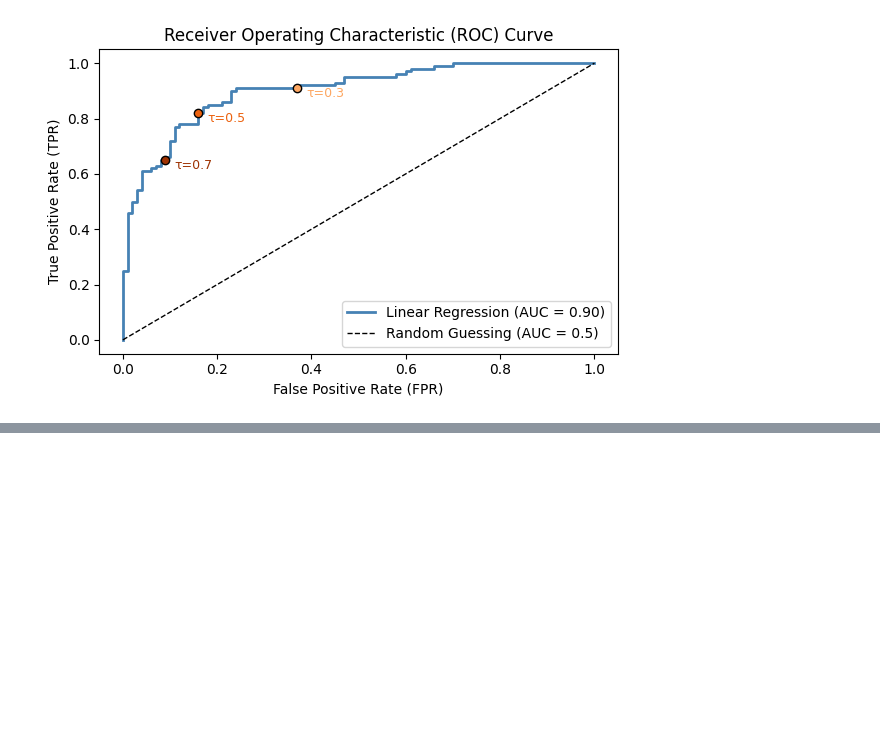
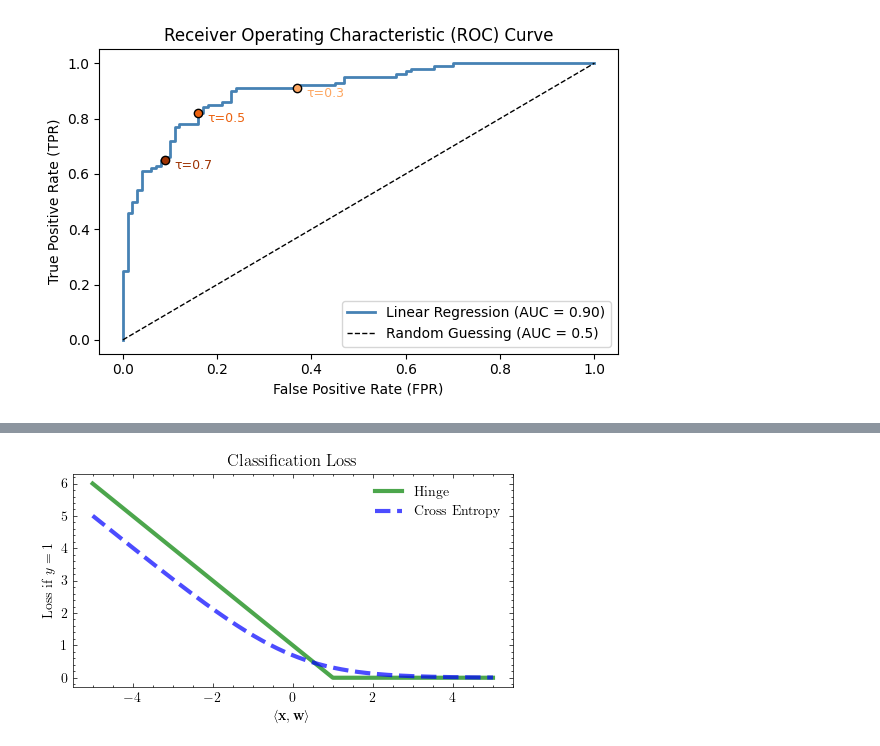
Before and after one commit to rtealwitter/datamining2025, a Jupyter notebook: notes/code.ipynb, the cells around one changed output, grey strips where cells are left out. Cells and saved outputs as stored; diff of their text form; code cells hidden in the pictures; blank space fills up the shorter version.

```diff
--- a/notes/code.ipynb
+++ b/notes/code.ipynb
@@ -614,0 +1145,26 @@ plt.show()
+# %%
+import numpy as np
+import matplotlib.pyplot as plt
+
+plt.figure(figsize=(5, 3))
+X = np.linspace(-5, 5, 1000).reshape(-1, 1)
+ys = {}
+
+
+ys['Hinge'] = np.maximum((1-X), 0)
+ys['Cross Entropy'] = -np.log(1 / (1 + np.exp(-X)))  # Logistic function
+
+
+colors = ['green', 'blue']
+linestyles = ['-', '--']
+for idx, (label, y) in enumerate(ys.items()):
+    plt.plot(X, y, label=label, linewidth=3, alpha=0.7, zorder=1, linestyle=linestyles[idx], color=colors[idx])
+
+plt.legend()
+plt.title('Classification Loss')
+plt.xlabel(r'$\langle \mathbf{x}, \mathbf{w} \rangle$')
+plt.ylabel(r'Loss if $y=1$')
+plt.tight_layout()
+plt.savefig('images/svm_loss.pdf', bbox_inches='tight', dpi=300)
+# %% [output]
+[figure, added]
```
Also changed, not shown: parts of 8 cells of this notebook, 45 other files.
